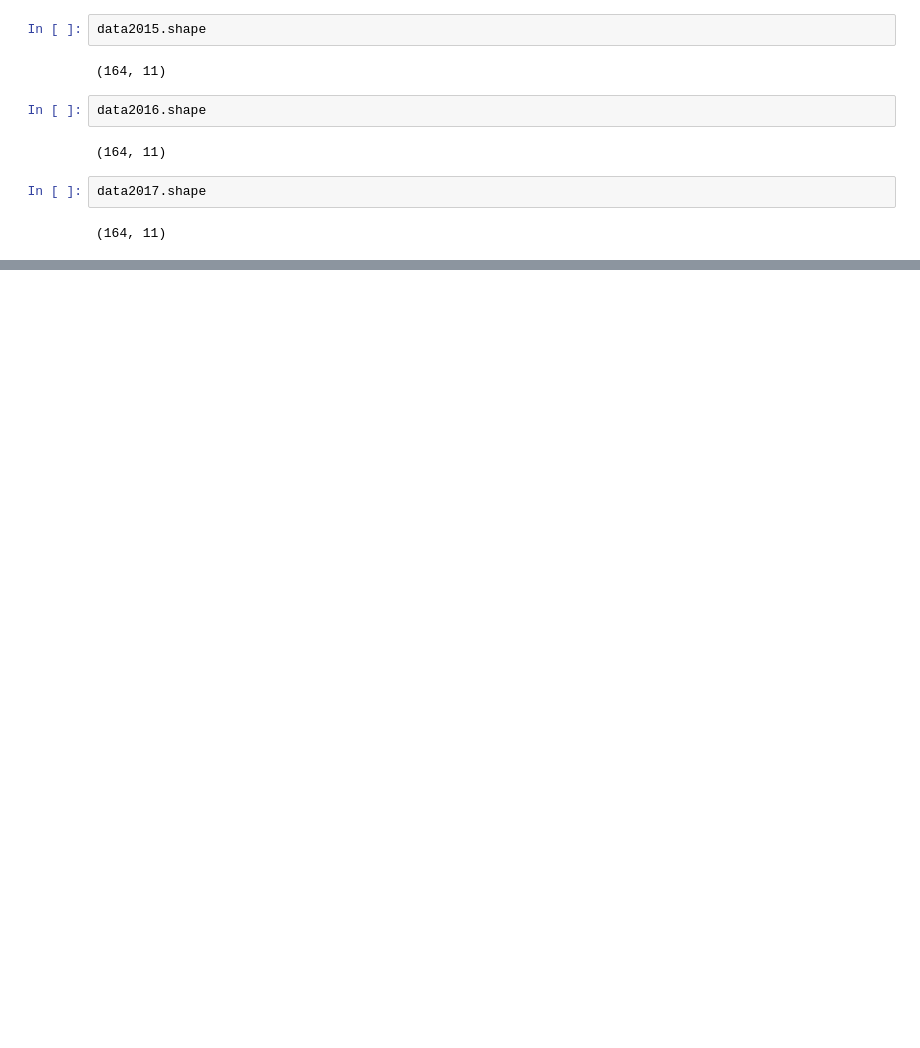
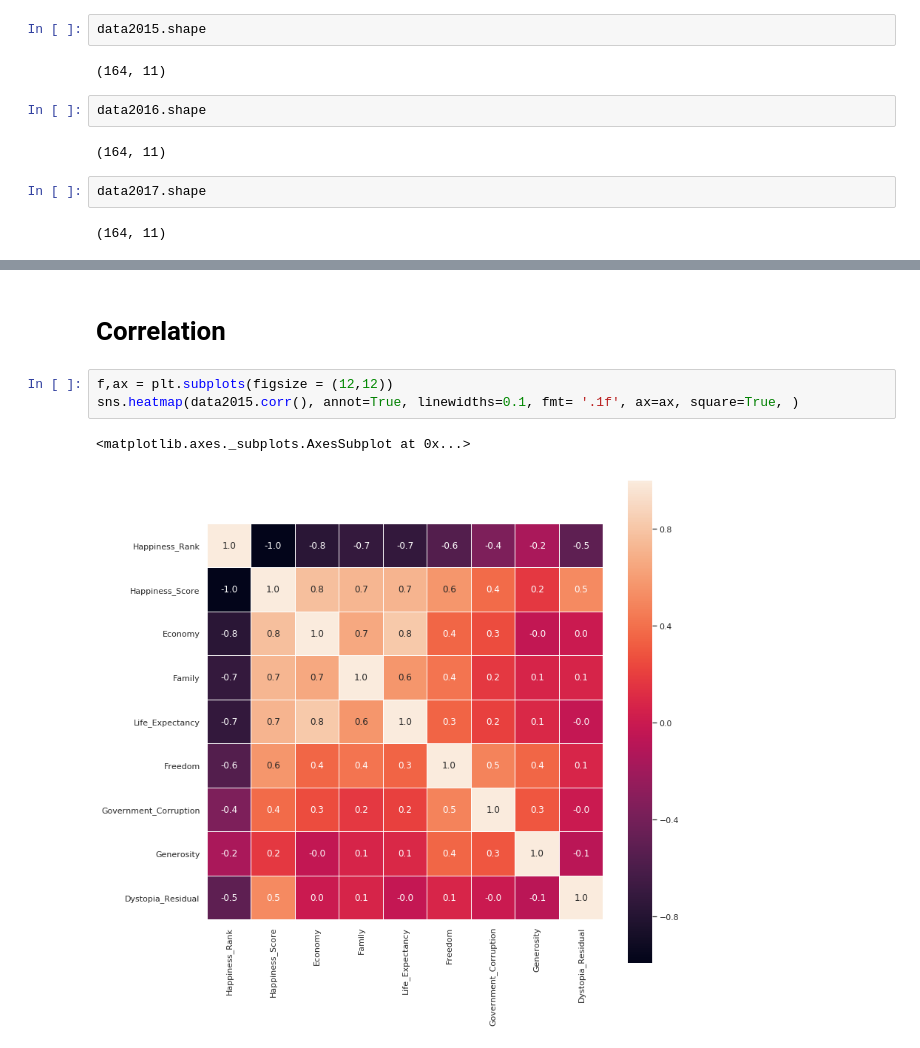
Before and after one commit to ddb95/Data_Science_and_ML_Projects, a Jupyter notebook: happinessReport/worldHappinessReport.ipynb, the cells around one changed output, grey strips where cells are left out. Cells and saved outputs as stored; diff of their text form; blank space fills up the shorter version.

```diff
--- a/happinessReport/worldHappinessReport.ipynb
+++ b/happinessReport/worldHappinessReport.ipynb
@@ -548,0 +644,8 @@ data2017.shape
+# %% [markdown]
+# Correlation
+# %%
+f,ax = plt.subplots(figsize = (12,12))
+sns.heatmap(data2015.corr(), annot=True, linewidths=0.1, fmt= '.1f', ax=ax, square=True, )
+# %% [output]
+<matplotlib.axes._subplots.AxesSubplot at 0x...>
+[figure, added]
```
Also changed, not shown: parts of 21 cells of this notebook.
